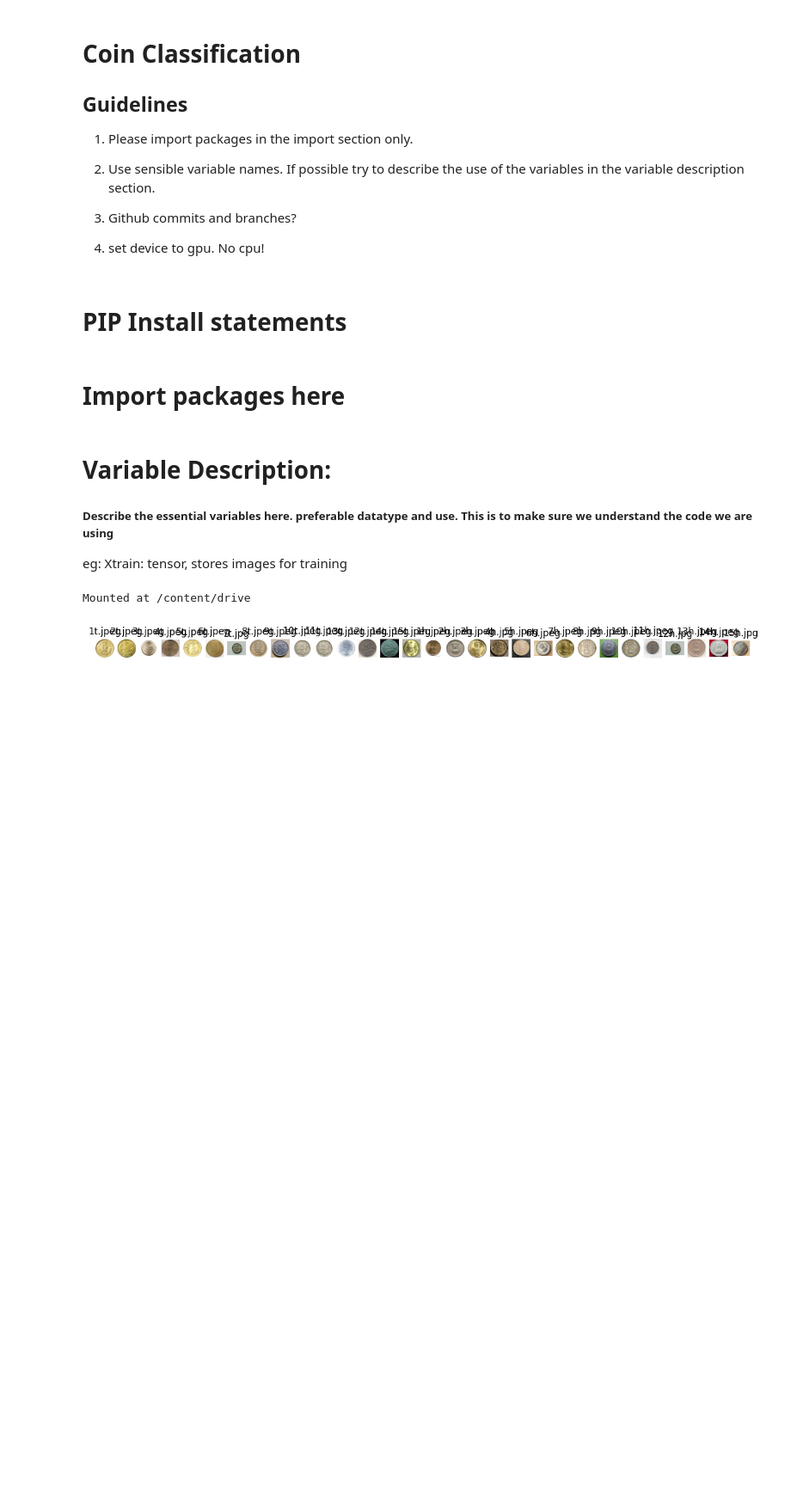
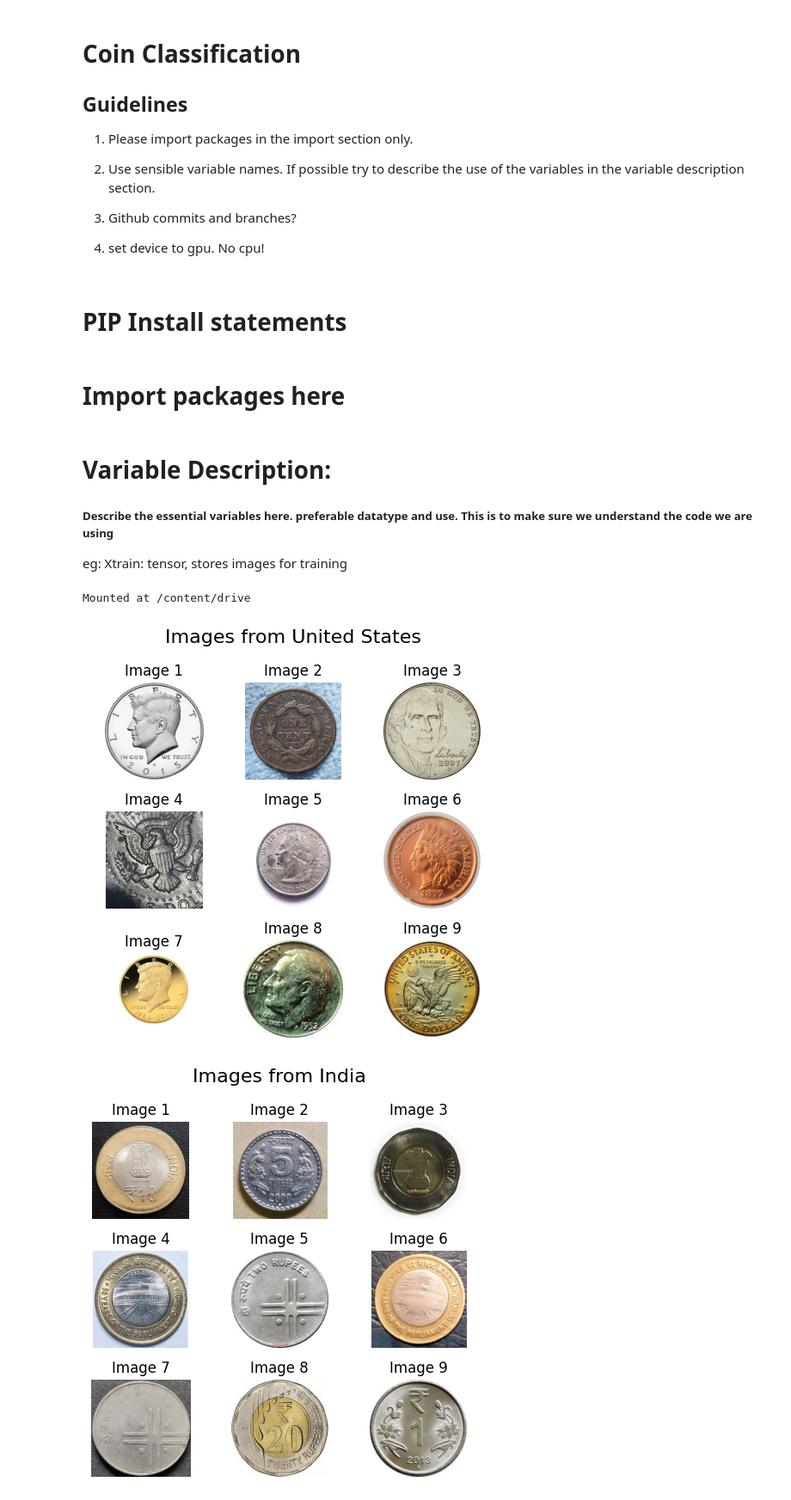
Before and after one commit to 8dsasb/CoinClassifier, a Jupyter notebook: Adv_CV_Project.ipynb, the cells around one changed output. Shown at 86% size. Saved outputs shown, nothing was run; the diff lists cells and outputs as text; code cells hidden in the pictures; blank space fills up the shorter version.

Commit message:
SK: Read images from folders

```diff
--- a/Adv_CV_Project.ipynb
+++ b/Adv_CV_Project.ipynb
@@ -31,22 +32,47 @@ eg: Xtrain: tensor, stores images for training
 drive.mount('/content/drive')
 # %% [output]
 Mounted at /content/drive
-# %%
-#Prerequisite for this cell: Right click on CoinImages in drive. Organize and then add short cut to My Drive
-folder_path = "/content/drive/My Drive/CoinImages/India/INR 5Rs"  # Update with your folder path
-image_files = [f for f in os.listdir(folder_path) if f.endswith(('.jpg', '.png', '.jpeg'))]
-
-fig, axes = plt.subplots(1, len(image_files), figsize=(15, 5))
-
-for i, file in enumerate(image_files):
-    img_path = os.path.join(folder_path, file)
-    img = cv2.imread(img_path)
-    img = cv2.cvtColor(img, cv2.COLOR_BGR2RGB)
-
-    axes[i].imshow(img)
-    axes[i].axis("off")
-    axes[i].set_title(file)
-
-plt.show()
-# %% [output]
-[figure, removed]
+# %%
+#Prerequisite for this cell: Right click on CoinImages in drive. Organize and then add short cut to My Drive
+folder_path = "/content/drive/My Drive/CoinImages"
+image_files = [f for f in os.listdir(folder_path) if f.endswith(('.jpg', '.png', '.jpeg'))]
+
+country_folders = [f for f in os.listdir(folder_path) if os.path.isdir(os.path.join(folder_path, f))]
+
+# Loop through each country folder
+for country in country_folders:
+    country_path = os.path.join(folder_path, country)
+
+    # Collect all images from this country's subfolders
+    image_files = []
+    for root, _, files in os.walk(country_path):
+        for file in files:
+            if file.lower().endswith((".jpg", ".jpeg", ".png")):
+                image_files.append(os.path.join(root, file))
+
+    # If no images found, skip this country
+    if len(image_files) == 0:
+        print(f"No images found for {country}")
+        continue
+
+    # Select 9 random images (or fewer if less than 9 exist)
+    random_images = random.sample(image_files, min(9, len(image_files)))
+
+    # Display images in a 3x3 grid
+    fig, axes = plt.subplots(3, 3, figsize=(5, 5))
+    fig.suptitle(f"Images from {country}", fontsize=16)
+
+    for i, ax in enumerate(axes.flat):
+        if i < len(random_images):
+            img_path = random_images[i]
+            img = cv2.imread(img_path)
+            img = cv2.cvtColor(img, cv2.COLOR_BGR2RGB)
+            ax.imshow(img)
+            ax.set_title(f"Image {i+1}")
+        ax.axis("off")  # Hide axes if no image
+
+    plt.tight_layout()
+    plt.show()
+# %% [output]
+[figure, added]
+[figure, added]
```
Also changed, not shown: parts of 2 cells of this notebook.
